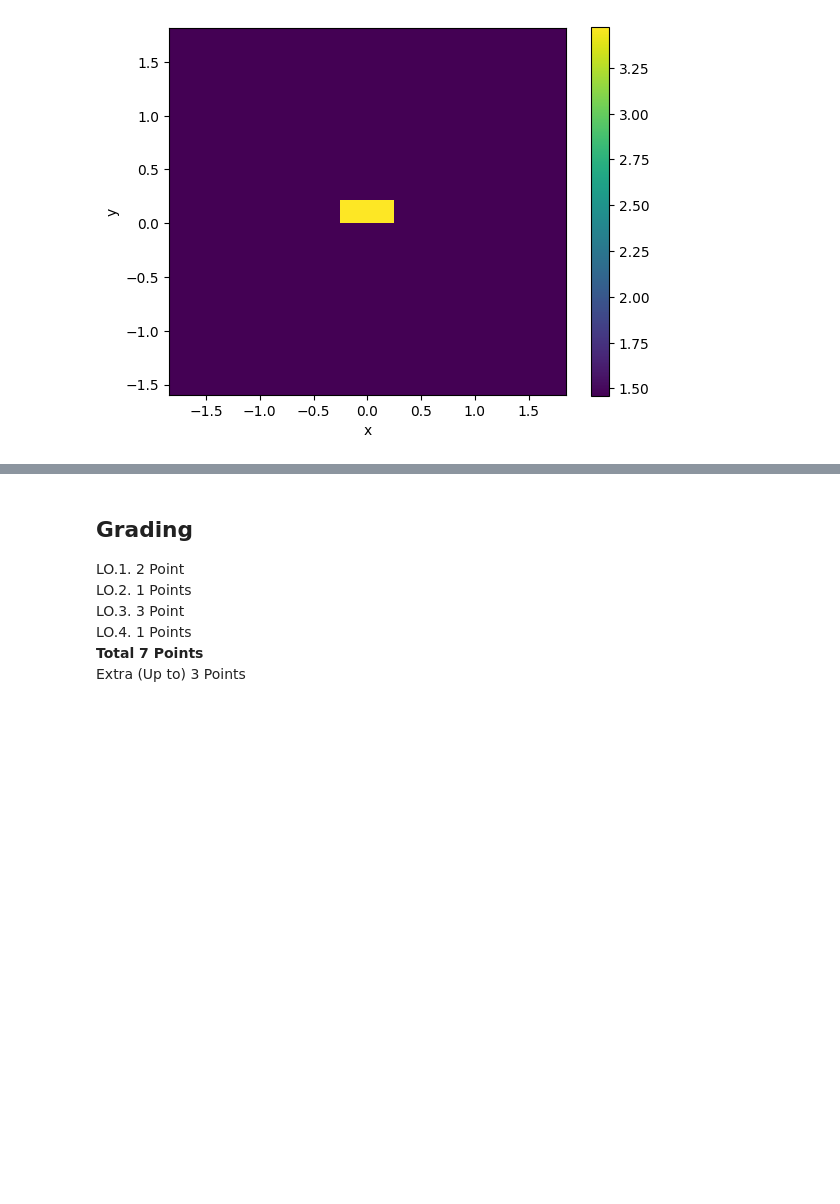
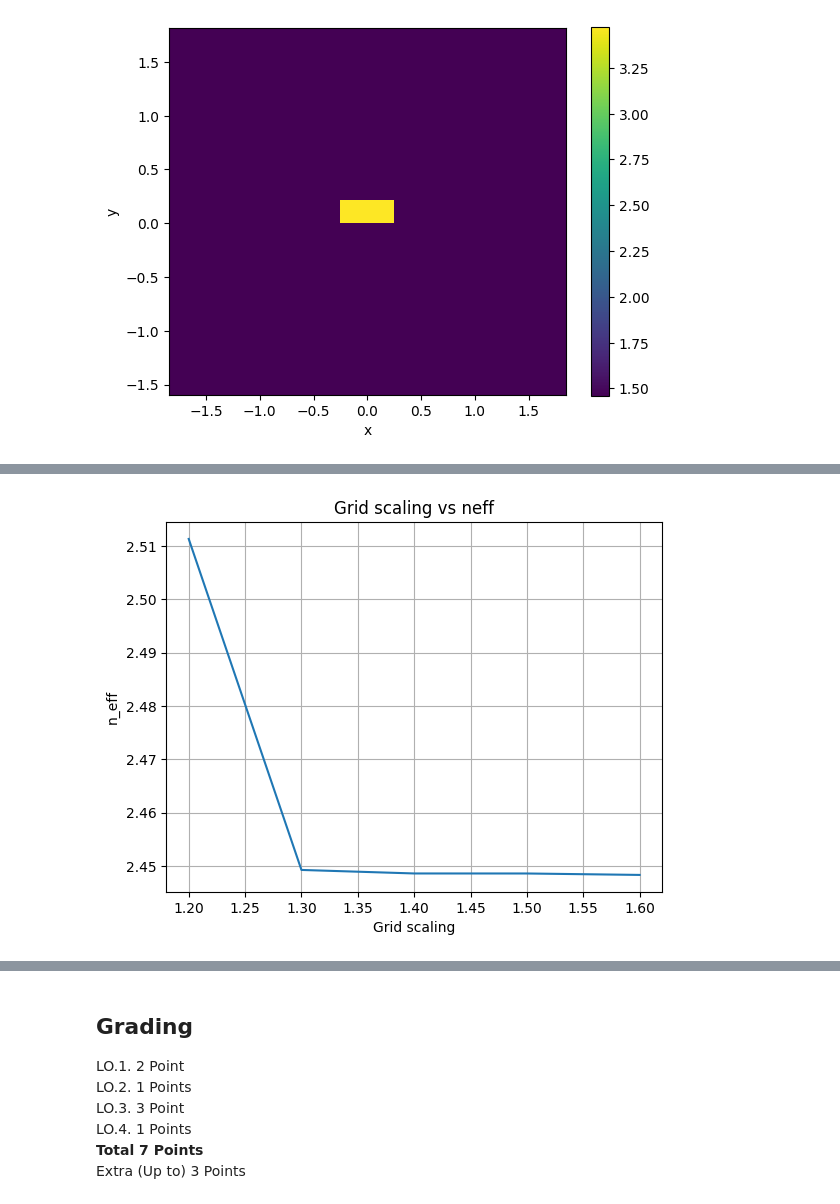
Before and after one commit to sergiipla834/pic-upv-lab1, a Jupyter notebook: WAVEGUIDES_Student.ipynb, the cells around one changed output, grey strips where cells are left out. Saved outputs shown, nothing was run; the diff lists cells and outputs as text; code cells hidden in the pictures; blank space fills up the shorter version.

```diff
--- a/WAVEGUIDES_Student.ipynb
+++ b/WAVEGUIDES_Student.ipynb
@@ -588,0 +591,33 @@ All the past simulations were done considering as core material de Silicon Nitri
+# %%
+max_grid_scaling_sweep = np.linspace(1.2,1.6,5)
+res_n_eff = []
+
+for k in range(5):
+    deep_waveguide = gt.modes.Waveguide(
+        # Geometrical Parameters
+        core_width=500*nm, # Waveguide width
+        core_thickness=220 * nm, # Waveguide height
+        slab_thickness=0 * nm, # For shallow waveguides - Set to 0 if its a deep-etched waveguide.
+        # Materials
+        core_material='si', #  Material of the waveguide
+        clad_material='sio2', # Surrounding material
+        # Modesolver Parameters
+        wavelength=1550 * nm, # Wavelength to simulate
+        num_modes=4, # Targeted number of modes to find
+        max_grid_scaling=max_grid_scaling_sweep[k], # Parameters of the grid
+        grid_resolution=20, # Parameters of the grid
+        cache_path='.cache/', # Important! In order to save simulation time, set your cache Path!
+        precision='double',
+    )
+    n_eff = deep_waveguide.n_eff[0].real
+    res_n_eff.append(n_eff)
+
+n_eff_array = np.array(res_n_eff)
+
+
+plt.plot(max_grid_scaling_sweep, n_eff_array)
+plt.title("Grid scaling vs neff")
+plt.xlabel("Grid scaling")
+plt.ylabel("n_eff")
+plt.grid()
+# %% [output]
@@ -588,0 +639 @@ All the past simulations were done considering as core material de Silicon Nitri
+[figure, added]
```
Also changed, not shown: parts of 16 cells of this notebook.
